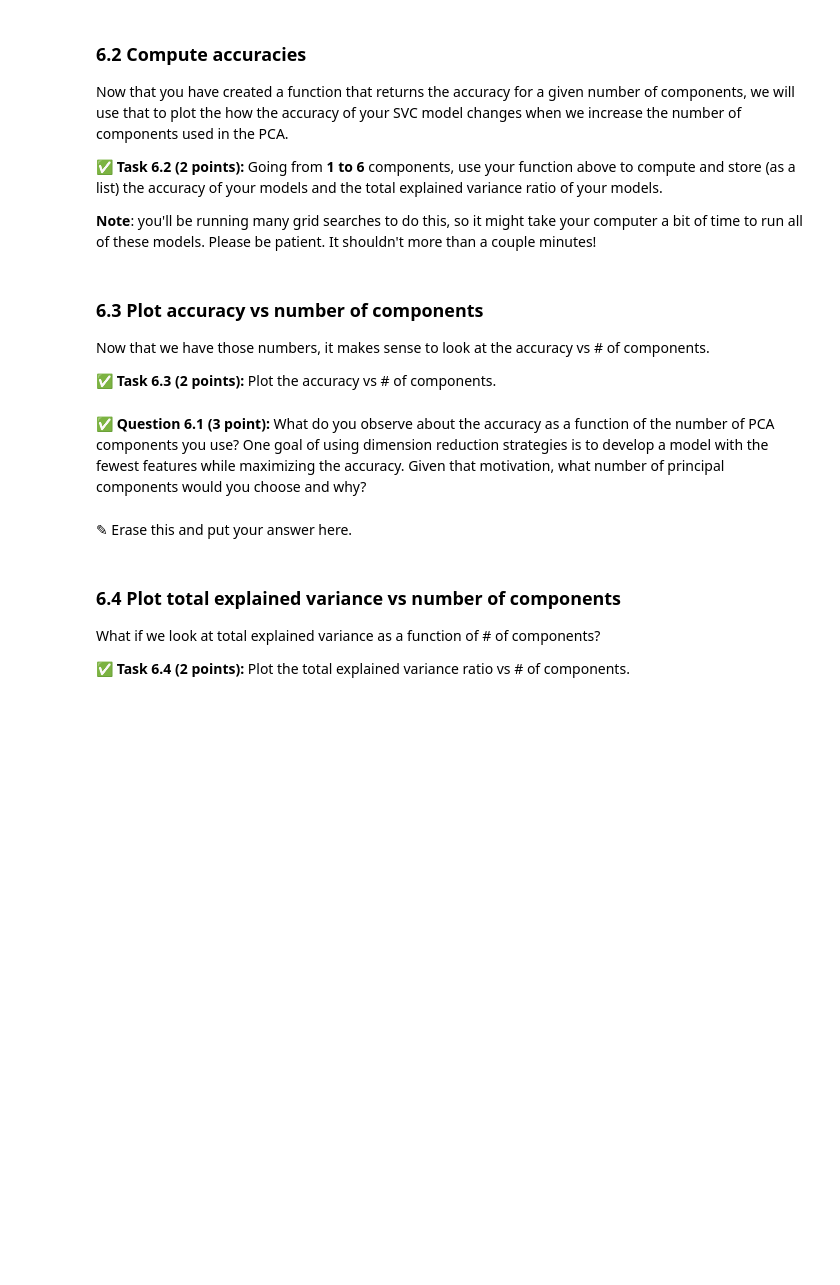
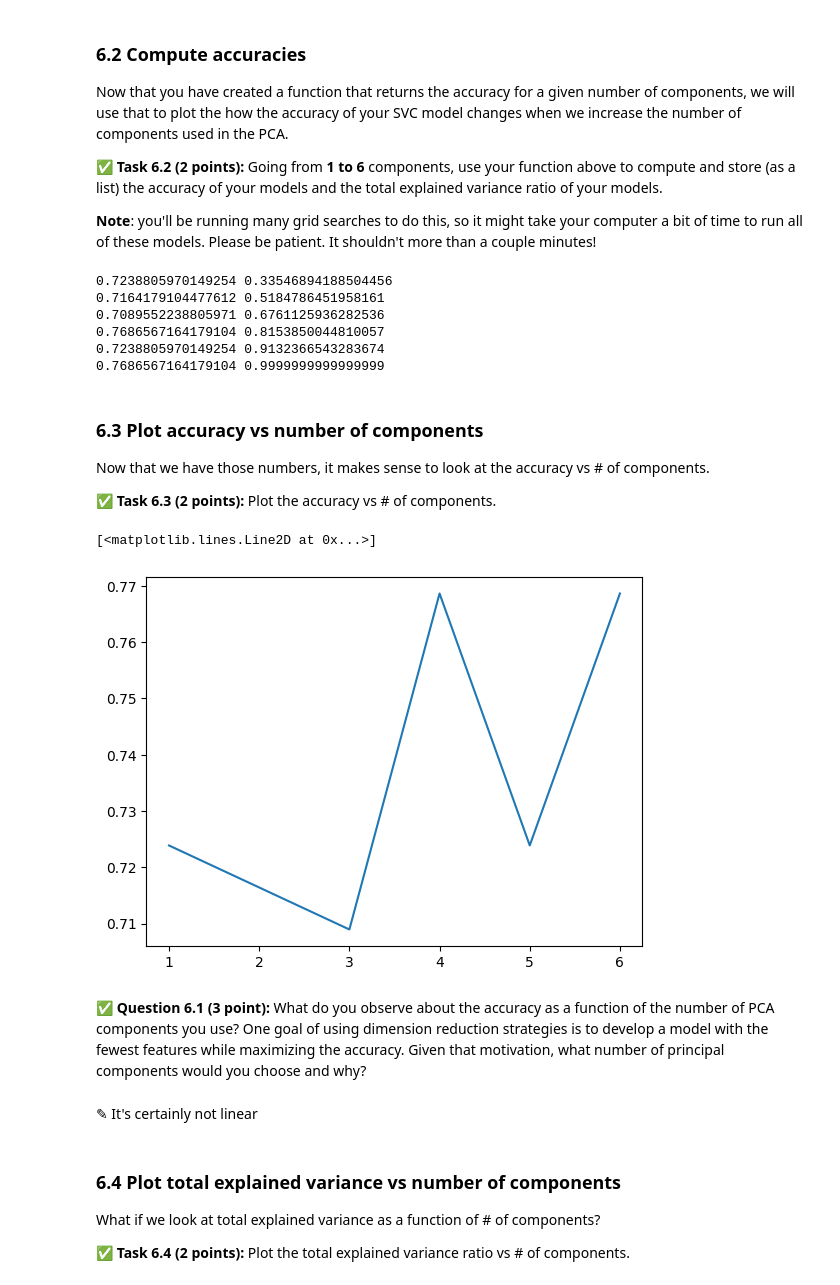
Before and after one commit to PCully03/cmse202-s24-turnin, a Jupyter notebook: hw-04/HW-04_PerceptronSVMandPCA-STUDENT.ipynb, the cells around one changed output. Cells and saved outputs as stored; diff of their text form; code cells hidden in the pictures; blank space fills up the shorter version.

```diff
--- a/hw-04/HW-04_PerceptronSVMandPCA-STUDENT.ipynb
+++ b/hw-04/HW-04_PerceptronSVMandPCA-STUDENT.ipynb
@@ -449,3 +448,24 @@ and it should **return** the accuracy score for an SVC model fit to pca transfor
+# %%
+# Put your code here
+def pca_svc_analysis(n_components, train_features, test_features, train_labels, test_labels):
+    pca = dec.PCA(n_components=n_components)
+    pca.fit(train_features)
+    pca_train = pca.transform(train_features)
+    pca_test = pca.transform(test_features)
+
+    params = {'C': [0.1, 1.0, 10.0, 100.0, 1000.0], 'gamma': [0.01, 0.1, 1.0, 10.0], 'kernel': ['linear', 'rbf', 'sigmoid']}
+
+    grid_search = GridSearchCV(SVC(), params)
+    grid_search.fit(pca_train, train_labels)
+
+    best_model = grid_search.best_estimator_
+    test_predictions = best_model.predict(pca_test)
+
+    accuracy = accuracy_score(test_labels, test_predictions)
+
+    total_variance = sum(pca.explained_variance_ratio_[:n_components])
+
+    return accuracy, total_variance
 # %% [markdown]
 ### 6.2 Compute accuracies
 
@@ -459,3 +477,23 @@ Now that you have created a function that returns the accuracy for a given numbe
+# %%
+# Put your code here
+scores = []
+variances = []
+
+for i in range(1, 7):
+    accuracy, variance = pca_svc_analysis(n_components=i, train_features=train_features, test_features=test_features, train_labels=train_labels, test_labels=test_labels)
+
+    scores.append(accuracy)
+
+    variances.append(variance)
+
+    print(accuracy, variance)
+# %% [output]
+0.7238805970149254 0.33546894188504456
+0.7164179104477612 0.5184786451958161
+0.7089552238805971 0.6761125936282536
+0.7686567164179104 0.8153850044810057
+0.7238805970149254 0.9132366543283674
+0.7686567164179104 0.9999999999999999
 # %% [markdown]
 ### 6.3 Plot accuracy vs number of components
 
@@ -464,10 +502,14 @@ Now that we have those numbers, it makes sense to look at the accuracy vs # of c
 **&#9989; Task 6.3 (2 points):** Plot the accuracy vs # of components.
 # %%
 # Put your code here
+plt.plot(range(1,7), scores)
+# %% [output]
+[<matplotlib.lines.Line2D at 0x...>]
+[figure, added]
 # %% [markdown]
 **&#9989; Question 6.1 (3 point):** What do you observe about the accuracy as a function of the number of PCA components you use? One goal of using dimension reduction strategies is to develop a model with the fewest features while maximizing the accuracy. Given that motivation, what number of principal components would you choose and why?
 # %% [markdown]
-<font size=+3>&#9998;</font> Erase this and put your answer here.
+<font size=+3>&#9998;</font> It's certainly not linear
 # %% [markdown]
 ### 6.4 Plot total explained variance vs number of components
 
```
Also changed, not shown: parts of 6 cells of this notebook.
